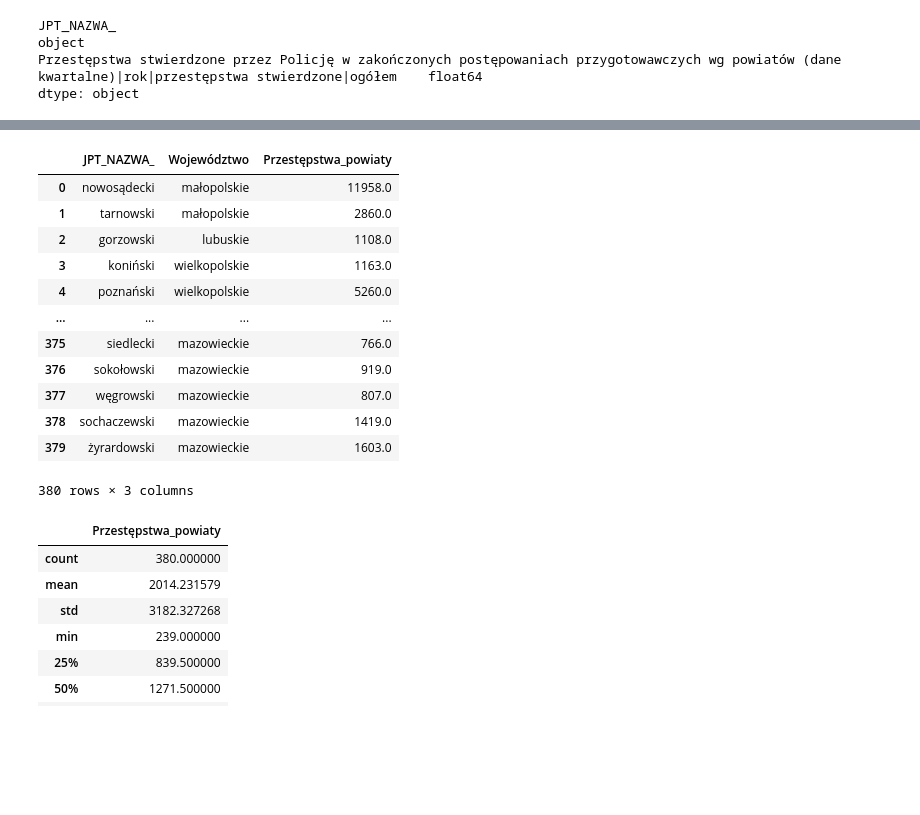
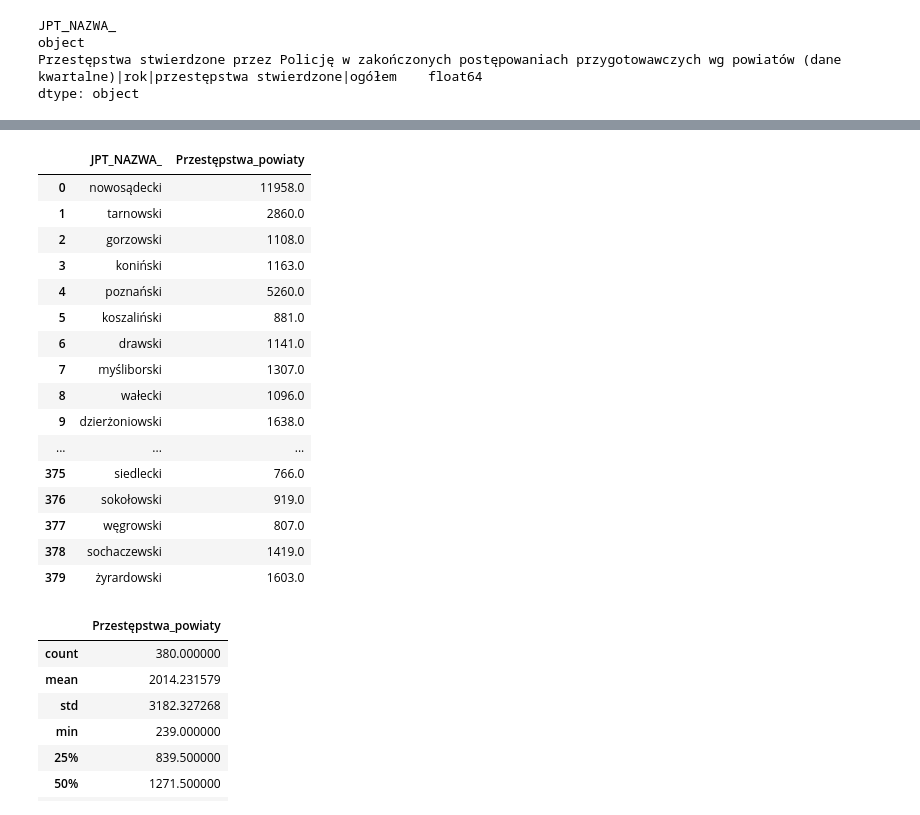
Before and after one commit to Psylo1226/Spatial-econometrics, a Jupyter notebook: Projekt_2/Projekt_2.ipynb, the cells around one changed output, grey strips where cells are left out. Saved outputs shown, nothing was run; the diff lists cells and outputs as text; code cells hidden in the pictures; blank space fills up the shorter version.

```diff
--- a/Projekt_2/Projekt_2.ipynb
+++ b/Projekt_2/Projekt_2.ipynb
@@ -91,24 +95,28 @@ pow
 # %%
-pow.drop(['oid', 'kod KTS', 'powierzchnia', 'rok', 'TERYT', 'Typ powiatu', 'TERYT województwa'], axis=1, inplace=True)
+pow.drop(['oid', 'kod KTS', 'Województwo', 'powierzchnia', 'rok', 'TERYT', 'Typ powiatu', 'TERYT województwa'], axis=1, inplace=True)
 pow.rename(columns={'powiat': 'JPT_NAZWA_'}, inplace=True)
 pow.rename(columns={
     'Przestępstwa stwierdzone przez Policję w zakończonych postępowaniach przygotowawczych|ogółem': 'Przestępstwa_powiaty'
 }, inplace=True)
 pow
 # %% [output]
-|  | JPT_NAZWA_ | Województwo | Przestępstwa_powiaty |
-| 0 | nowosądecki | małopolskie | 11958.0 |
-| 1 | tarnowski | małopolskie | 2860.0 |
-| 2 | gorzowski | lubuskie | 1108.0 |
-| 3 | koniński | wielkopolskie | 1163.0 |
-| 4 | poznański | wielkopolskie | 5260.0 |
-| ... | ... | ... | ... |
-| 375 | siedlecki | mazowieckie | 766.0 |
-| 376 | sokołowski | mazowieckie | 919.0 |
-| 377 | węgrowski | mazowieckie | 807.0 |
-| 378 | sochaczewski | mazowieckie | 1419.0 |
-| 379 | żyrardowski | mazowieckie | 1603.0 |
+|  | JPT_NAZWA_ | Przestępstwa_powiaty |
+| 0 | nowosądecki | 11958.0 |
+| 1 | tarnowski | 2860.0 |
+| 2 | gorzowski | 1108.0 |
+| 3 | koniński | 1163.0 |
+| 4 | poznański | 5260.0 |
+| 5 | koszaliński | 881.0 |
+| 6 | drawski | 1141.0 |
+| 7 | myśliborski | 1307.0 |
+| 8 | wałecki | 1096.0 |
+| 9 | dzierżoniowski | 1638.0 |
+| ... | ... | ... |
+| 375 | siedlecki | 766.0 |
+| 376 | sokołowski | 919.0 |
+| 377 | węgrowski | 807.0 |
+| 378 | sochaczewski | 1419.0 |
+| 379 | żyrardowski | 1603.0 |
-380 rows × 3 columns
 # %%
 pow.describe()
 # %% [output]
```
Also changed, not shown: parts of 11 cells of this notebook, 1 other file.
